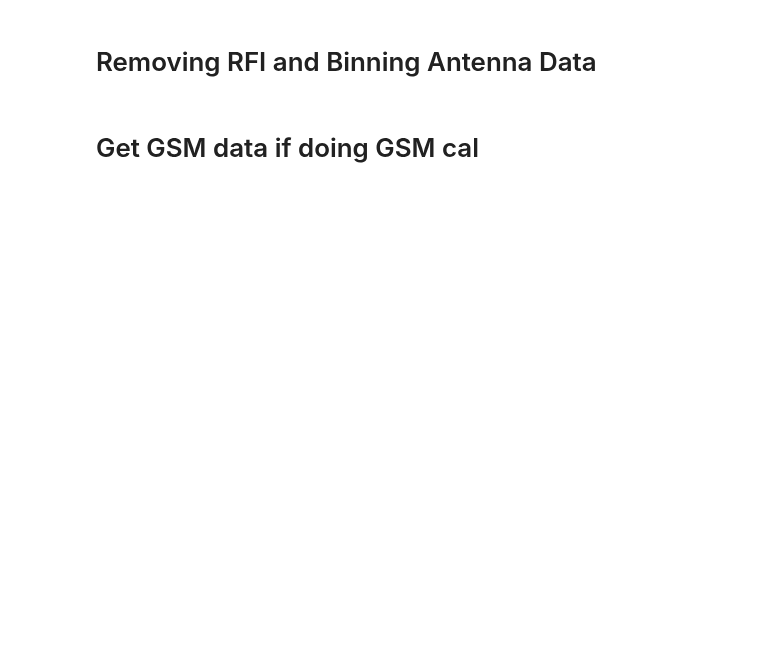
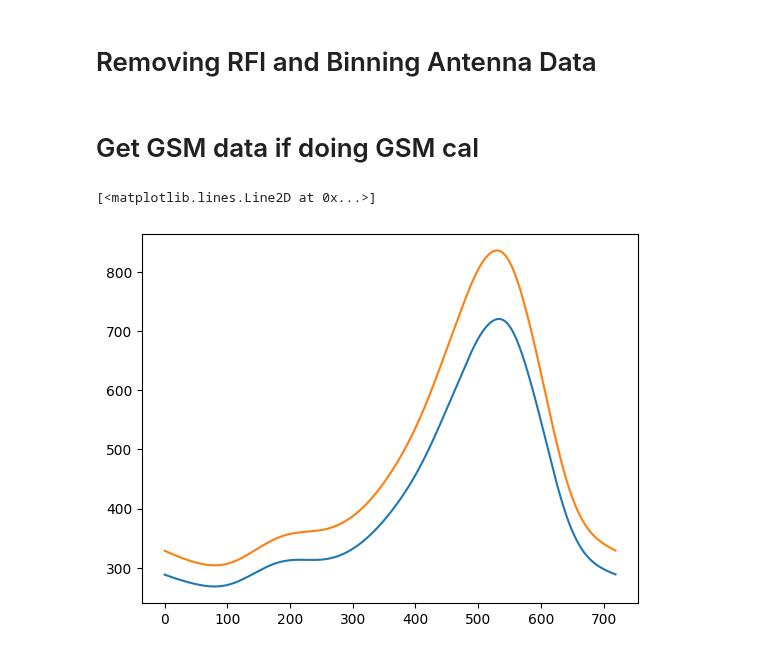
Before and after one commit to PRIZM-Experiment/prizm-calibration, a Jupyter notebook: Calibration_Steps.ipynb, the cells around one changed output. Drawn from its saved outputs; the diff is of its cells as text; code cells hidden in the pictures; blank space fills up the shorter version.

```diff
--- a/Calibration_Steps.ipynb
+++ b/Calibration_Steps.ipynb
@@ -47,3 +49,9 @@ if calibration_type == 'GSM':
         Tgsm = g()
 # %%
 gsm = get_desired_frequencies(Tgsm, flow, fhigh)
+# %%
+plt.plot(gsm[:,-1])
+plt.plot(gsm[:,-5])
+# %% [output]
+[<matplotlib.lines.Line2D at 0x...>]
+[figure, added]
```
Also changed, not shown: parts of 7 cells of this notebook, 10 other files.
